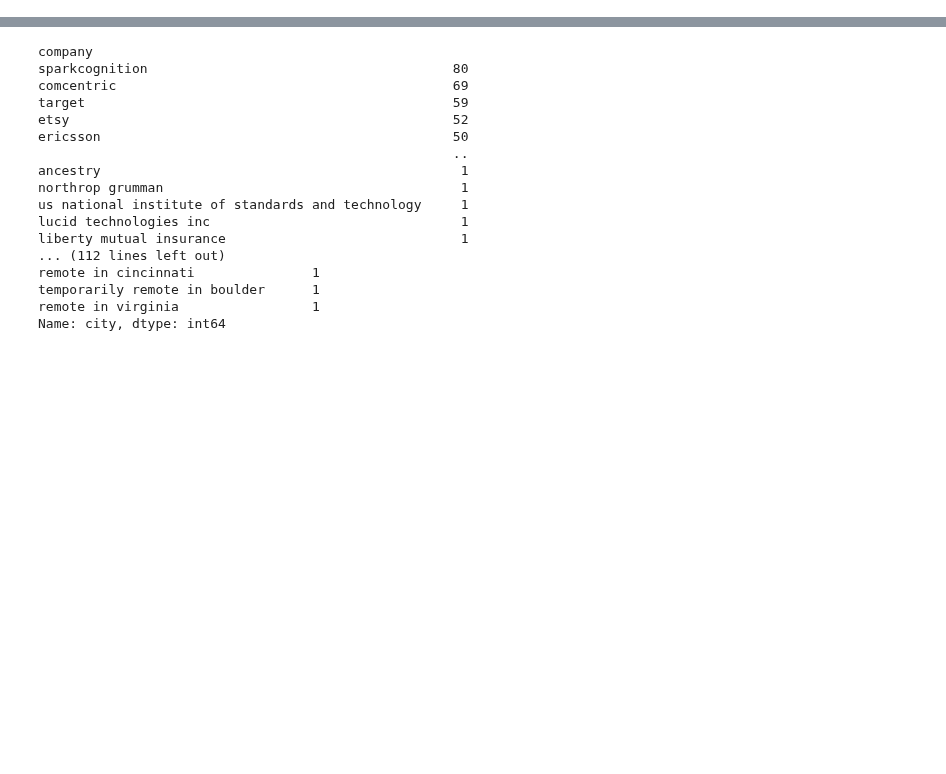
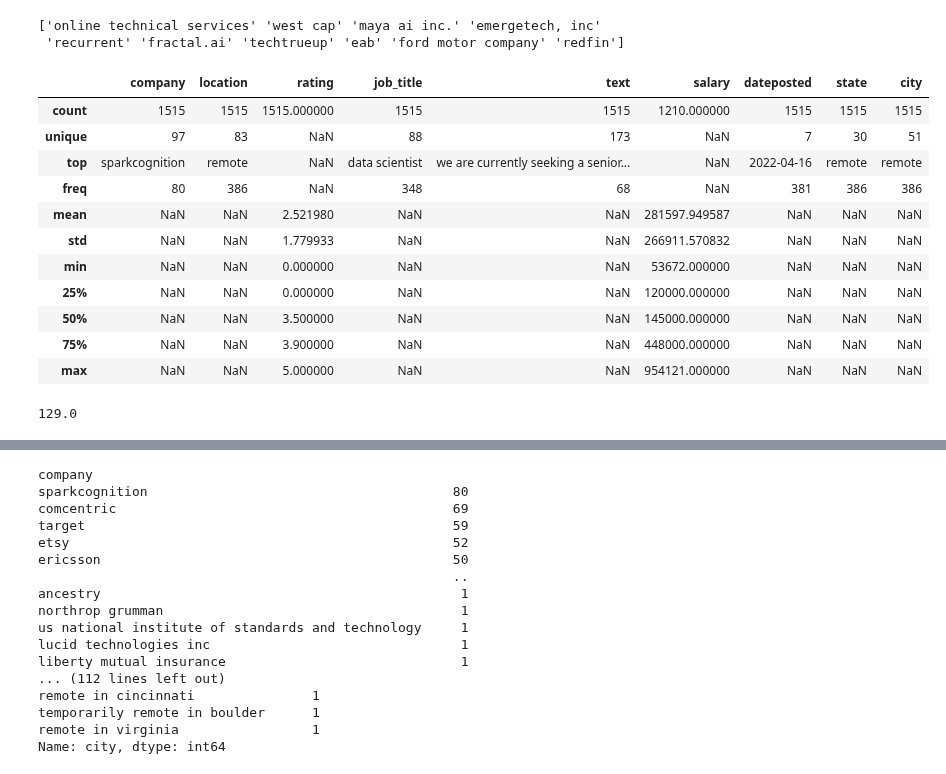
Before and after one commit to 333Kenji/indeedjobscraper, a Jupyter notebook: docs/2_EDA_NLP_Encoding.ipynb, the cells around one changed output, grey strips where cells are left out. Cells and saved outputs as stored; diff of their text form; code cells hidden in the pictures; blank space fills up the shorter version.

```diff
--- a/docs/2_EDA_NLP_Encoding.ipynb
+++ b/docs/2_EDA_NLP_Encoding.ipynb
@@ -4,0 +52,24 @@ from sklearn.preprocessing import OneHotEncoder, OrdinalEncoder
+# %%
+print(data.company.unique()[:10])
+# %% [output]
+['online technical services' 'west cap' 'maya ai inc.' 'emergetech, inc'
+ 'recurrent' 'fractal.ai' 'techtrueup' 'eab' 'ford motor company' 'redfin']
+# %%
+data.describe(include='all')
+# %% [output]
+|  | company | location | rating | job_title | text | salary | dateposted | state | city |
+| count | 1515 | 1515 | 1515.000000 | 1515 | 1515 | 1210.000000 | 1515 | 1515 | 1515 |
+| unique | 97 | 83 | NaN | 88 | 173 | NaN | 7 | 30 | 51 |
+| top | sparkcognition | remote | NaN | data scientist | we are currently seeking a senior... | NaN | 2022-04-16 | remote | remote |
+| freq | 80 | 386 | NaN | 348 | 68 | NaN | 381 | 386 | 386 |
+| mean | NaN | NaN | 2.521980 | NaN | NaN | 281597.949587 | NaN | NaN | NaN |
+| std | NaN | NaN | 1.779933 | NaN | NaN | 266911.570832 | NaN | NaN | NaN |
+| min | NaN | NaN | 0.000000 | NaN | NaN | 53672.000000 | NaN | NaN | NaN |
+| 25% | NaN | NaN | 0.000000 | NaN | NaN | 120000.000000 | NaN | NaN | NaN |
+| 50% | NaN | NaN | 3.500000 | NaN | NaN | 145000.000000 | NaN | NaN | NaN |
+| 75% | NaN | NaN | 3.900000 | NaN | NaN | 448000.000000 | NaN | NaN | NaN |
+| max | NaN | NaN | 5.000000 | NaN | NaN | 954121.000000 | NaN | NaN | NaN |
+# %%
+(114 + 144)/2
+# %% [output]
+129.0
```
Also changed, not shown: parts of 13 cells of this notebook, 1 other file.
